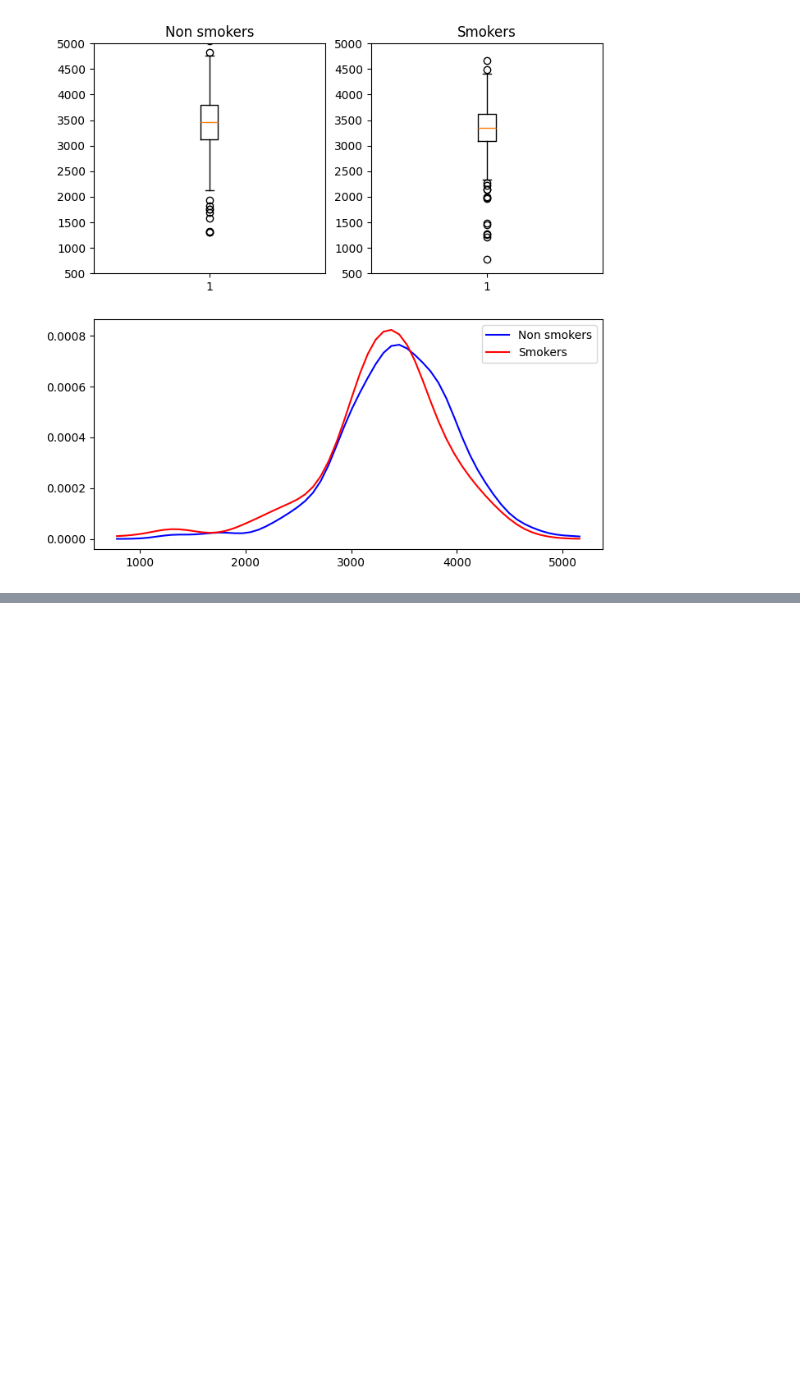
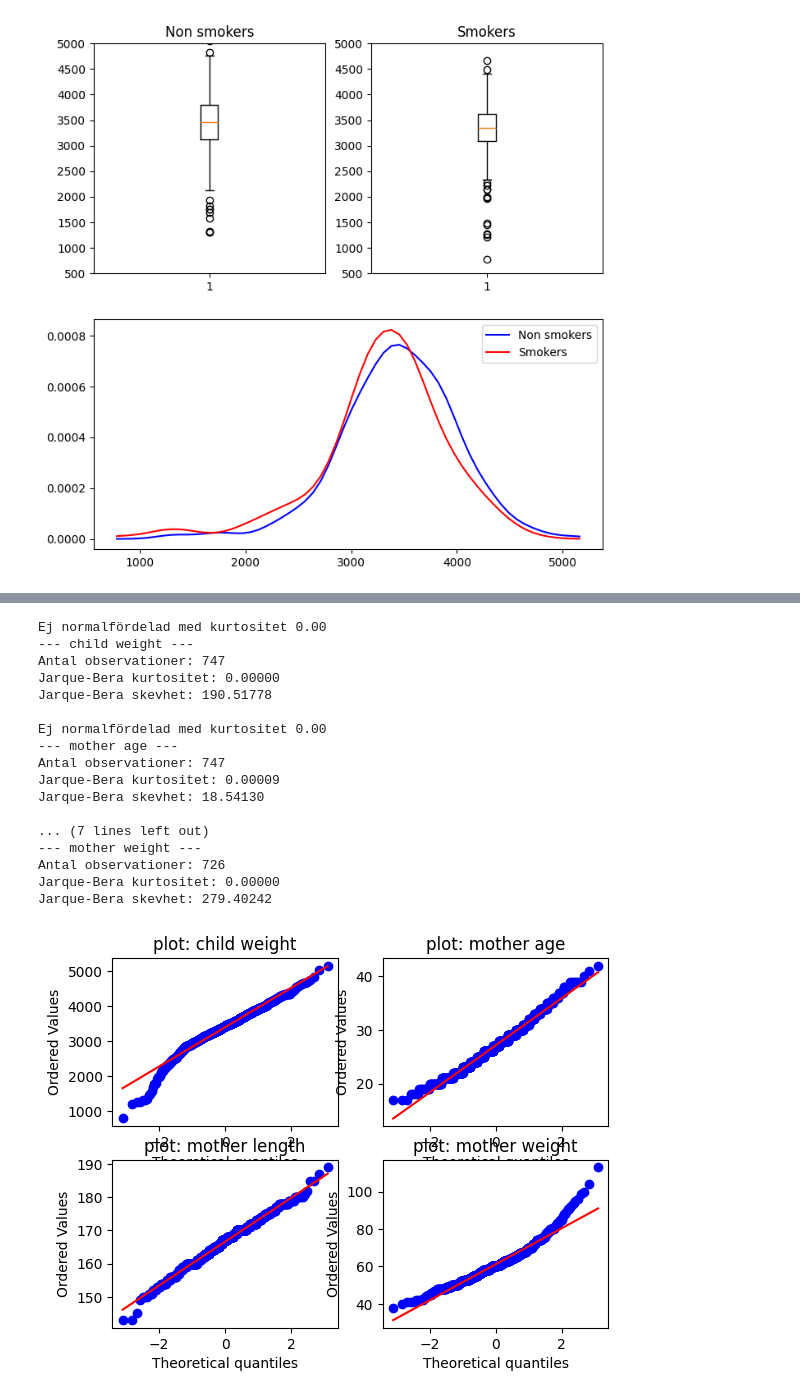
Before and after one commit to GGisMee/Sanstat-SF1918-laborationer, a Jupyter notebook: Labb2/l2.ipynb, the cells around one changed output, grey strips where cells are left out. Drawn from its saved outputs; the diff is of its cells as text; code cells hidden in the pictures; blank space fills up the shorter version.

```diff
--- a/Labb2/l2.ipynb
+++ b/Labb2/l2.ipynb
@@ -347,0 +371,46 @@ Vi ser att för rökaran är medelvikten är mindre och även standardavvikelsen
+# %%
+
+
+# Kolumner att testa
+# barnets födelsevikt, moderns ålder, moderns längd, moderns vikt
+# Alltså
+columns: dict = {'child weight': 2, 'mother age':3, 'mother length':15, 'mother weight':14}
+for i, (column_name, csv_index) in enumerate(columns.items()):
+    plt.subplot(2, 2, i+1)
+
+    data = birth[:, csv_index]
+    data_no_nan = data[~np.isnan(data)] # removes those which are NaN
+    probplot = stats.probplot(data_no_nan, plot=plt)
+
+    skevhet, kurtositet  =stats.jarque_bera(data_no_nan)
+    plt.title(f'plot: {column_name}')
+
+    if kurtositet >= 0.05:
+        print(f"Normalfördelad med kurtositet {kurtositet:.2f}")
+    else:
+        print(f"Ej normalfördelad med kurtositet {kurtositet:.2f}")
+
+    print(f"--- {column_name} ---")
+    print(f"Antal observationer: {len(data_no_nan)}")
+    print(f"Jarque-Bera kurtositet: {kurtositet:.5f}")
+    print(f"Jarque-Bera skevhet: {skevhet:.5f}")
+    print()
+# %% [output]
+Ej normalfördelad med kurtositet 0.00
+--- child weight ---
+Antal observationer: 747
+Jarque-Bera kurtositet: 0.00000
+Jarque-Bera skevhet: 190.51778
+
+Ej normalfördelad med kurtositet 0.00
+--- mother age ---
+Antal observationer: 747
+Jarque-Bera kurtositet: 0.00009
+Jarque-Bera skevhet: 18.54130
+
+... (7 lines left out)
+--- mother weight ---
+Antal observationer: 726
+Jarque-Bera kurtositet: 0.00000
+Jarque-Bera skevhet: 279.40242
+[figure, added]
```
Also changed, not shown: parts of 18 cells of this notebook.
